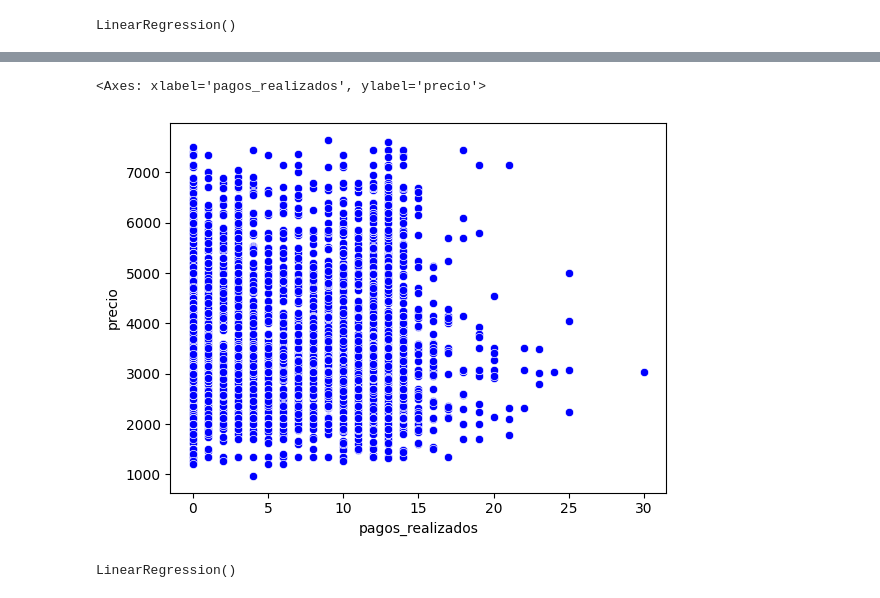
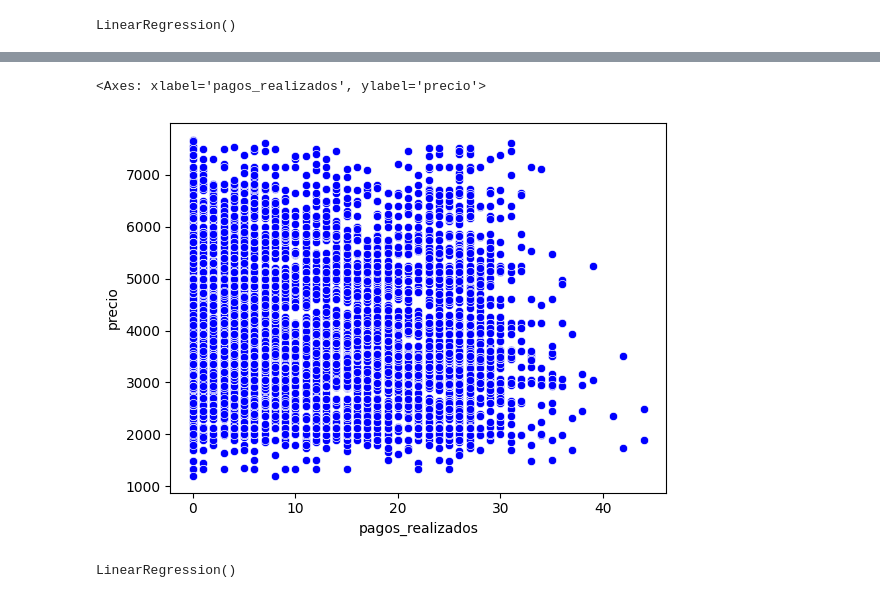
Before and after one commit to Angel353/Act_2_GPPT, a Jupyter notebook: Correlaciones2.ipynb, the cells around one changed output, grey strips where cells are left out. Cells and saved outputs as stored; diff of their text form; code cells hidden in the pictures.

```diff
--- a/Correlaciones2.ipynb
+++ b/Correlaciones2.ipynb
@@ -344,13 +344,13 @@ coef_Correl
 # %%
 # Scatter plot entre la variable dependiente (total) e independientes
 # Comportamiento de su dispersión
 
 from turtle import color
 
-sns.scatterplot(x = 'pagos_realizados', y = 'precio', color = 'blue', data = Credicel13Sem)
+sns.scatterplot(x = 'pagos_realizados', y = 'precio', color = 'blue', data = Credicel26Sem)
 # %% [output]
 <Axes: xlabel='pagos_realizados', ylabel='precio'>
-[figure, old version]
+[figure, new version]
 # %%
 # Variable Dependiente e Independiente
 
```
Also changed, not shown: parts of 28 cells of this notebook.
